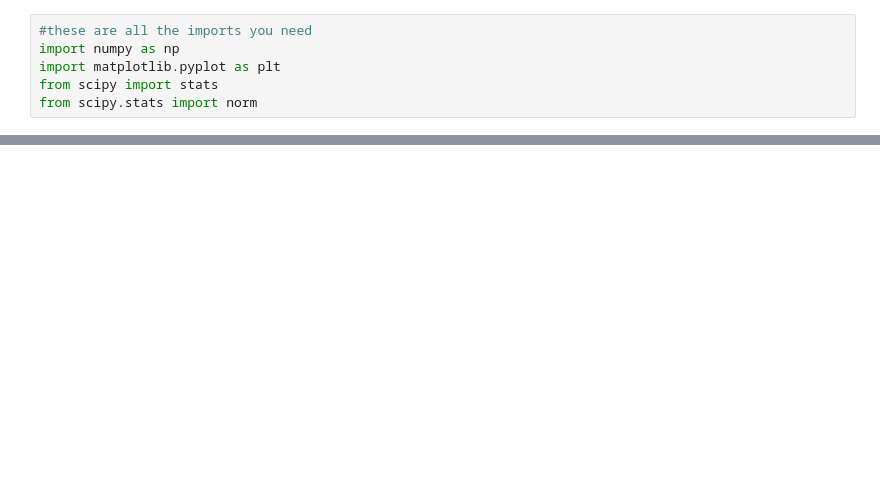
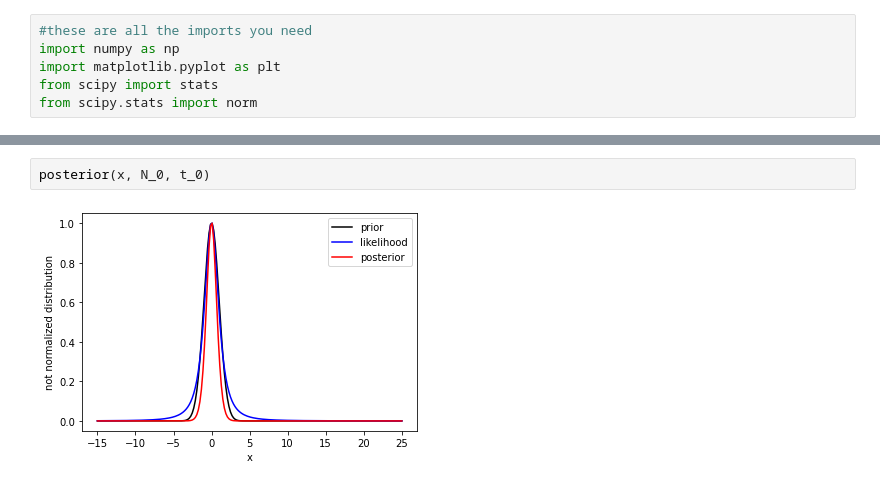
Before and after one commit to TaliNatan/DSPS_TNatan, a Jupyter notebook: Labs/9_18_lab.ipynb, the cells around one changed output, grey strips where cells are left out. Saved outputs shown, nothing was run; the diff lists cells and outputs as text; blank space fills up the shorter version.

```diff
--- a/Labs/9_18_lab.ipynb
+++ b/Labs/9_18_lab.ipynb
@@ -23,0 +42,4 @@ plt.show()
+# %%
+posterior(x, N_0, t_0)
+# %% [output]
+[figure, added]
```
Also changed, not shown: parts of 9 cells of this notebook.
